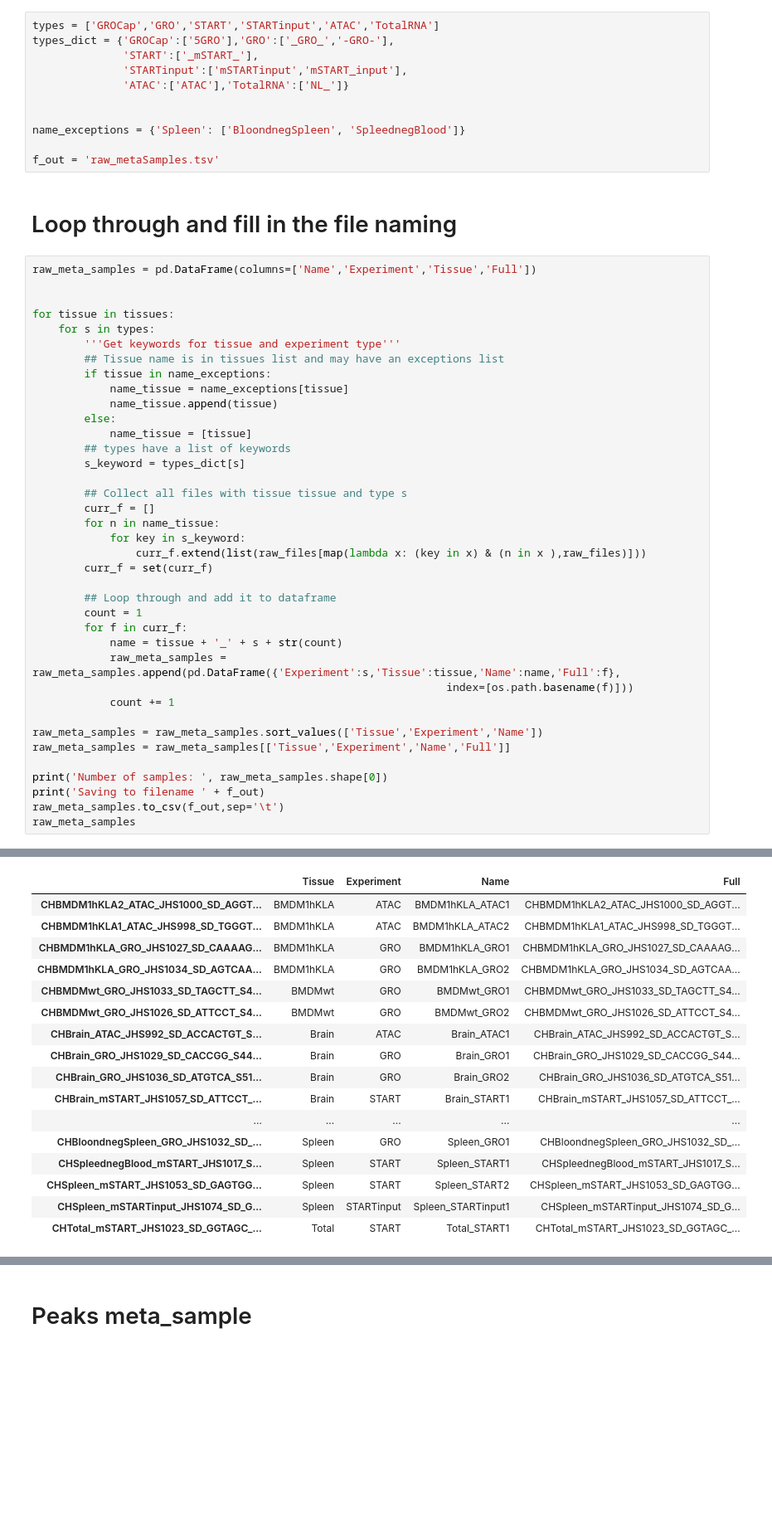
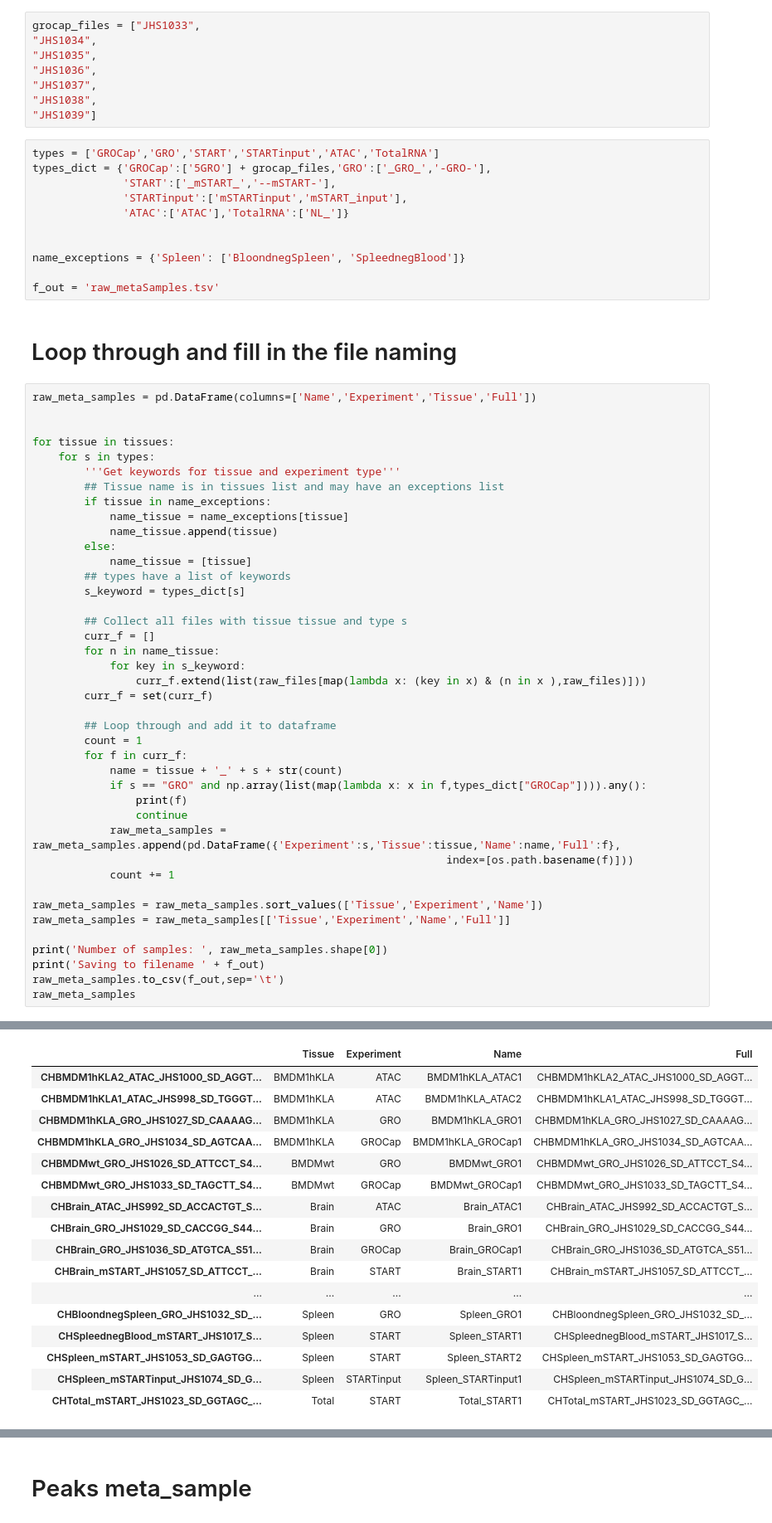
Before and after one commit to isshamie/CH_TSS, a Jupyter notebook: Create_meta_sample_info.ipynb, the cells around one changed output, grey strips where cells are left out. Shown: that part at 83% size. Cells and saved outputs as stored; diff of their text form; blank space fills up the shorter version.

```diff
--- a/Create_meta_sample_info.ipynb
+++ b/Create_meta_sample_info.ipynb
@@ -83,10 +83,18 @@ array(['CHBloondnegSpleen_GRO_JHS1032_SD_TCCCGA_S47_L003_R1_001.fastq (3).gz',
       dtype='|S76')
 # %% [markdown]
 ## Keys for meta_sample saving (along with tissues)
+# %%
+grocap_files = ["JHS1033",
+"JHS1034",
+"JHS1035",
+"JHS1036",
+"JHS1037",
+"JHS1038",
+"JHS1039"]
 # %%
 types = ['GROCap','GRO','START','STARTinput','ATAC','TotalRNA']
-types_dict = {'GROCap':['5GRO'],'GRO':['_GRO_','-GRO-'],
-              'START':['_mSTART_'],
+types_dict = {'GROCap':['5GRO'] + grocap_files,'GRO':['_GRO_','-GRO-'],
+              'START':['_mSTART_','--mSTART-'],
               'STARTinput':['mSTARTinput','mSTART_input'],
               'ATAC':['ATAC'],'TotalRNA':['NL_']}
 
@@ -123,6 +131,9 @@ for tissue in tissues:
         count = 1
         for f in curr_f:
             name = tissue + '_' + s + str(count)
+            if s == "GRO" and np.array(list(map(lambda x: x in f,types_dict["GROCap"]))).any():
+                print(f)
+                continue
             raw_meta_samples = raw_meta_samples.append(pd.DataFrame({'Experiment':s,'Tissue':tissue,'Name':name,'Full':f},
                                                                 index=[os.path.basename(f)]))
             count += 1
@@ -139,21 +156,21 @@ raw_meta_samples
 Saving to filename raw_metaSamples.tsv
 of pandas will change to not sort by default.
 
 To accept the future behavior, pass 'sort=False'.
 
 To retain the current behavior and silence the warning, pass 'sort=True'.
 
   sort=sort)
 |  | Tissue | Experiment | Name | Full |
 | CHBMDM1hKLA2_ATAC_JHS1000_SD_AGGT... | BMDM1hKLA | ATAC | BMDM1hKLA_ATAC1 | CHBMDM1hKLA2_ATAC_JHS1000_SD_AGGT... |
 | CHBMDM1hKLA1_ATAC_JHS998_SD_TGGGT... | BMDM1hKLA | ATAC | BMDM1hKLA_ATAC2 | CHBMDM1hKLA1_ATAC_JHS998_SD_TGGGT... |
 | CHBMDM1hKLA_GRO_JHS1027_SD_CAAAAG... | BMDM1hKLA | GRO | BMDM1hKLA_GRO1 | CHBMDM1hKLA_GRO_JHS1027_SD_CAAAAG... |
-| CHBMDM1hKLA_GRO_JHS1034_SD_AGTCAA... | BMDM1hKLA | GRO | BMDM1hKLA_GRO2 | CHBMDM1hKLA_GRO_JHS1034_SD_AGTCAA... |
-| CHBMDMwt_GRO_JHS1033_SD_TAGCTT_S4... | BMDMwt | GRO | BMDMwt_GRO1 | CHBMDMwt_GRO_JHS1033_SD_TAGCTT_S4... |
-| CHBMDMwt_GRO_JHS1026_SD_ATTCCT_S4... | BMDMwt | GRO | BMDMwt_GRO2 | CHBMDMwt_GRO_JHS1026_SD_ATTCCT_S4... |
+| CHBMDM1hKLA_GRO_JHS1034_SD_AGTCAA... | BMDM1hKLA | GROCap | BMDM1hKLA_GROCap1 | CHBMDM1hKLA_GRO_JHS1034_SD_AGTCAA... |
+| CHBMDMwt_GRO_JHS1026_SD_ATTCCT_S4... | BMDMwt | GRO | BMDMwt_GRO1 | CHBMDMwt_GRO_JHS1026_SD_ATTCCT_S4... |
+| CHBMDMwt_GRO_JHS1033_SD_TAGCTT_S4... | BMDMwt | GROCap | BMDMwt_GROCap1 | CHBMDMwt_GRO_JHS1033_SD_TAGCTT_S4... |
 | CHBrain_ATAC_JHS992_SD_ACCACTGT_S... | Brain | ATAC | Brain_ATAC1 | CHBrain_ATAC_JHS992_SD_ACCACTGT_S... |
 | CHBrain_GRO_JHS1029_SD_CACCGG_S44... | Brain | GRO | Brain_GRO1 | CHBrain_GRO_JHS1029_SD_CACCGG_S44... |
-| CHBrain_GRO_JHS1036_SD_ATGTCA_S51... | Brain | GRO | Brain_GRO2 | CHBrain_GRO_JHS1036_SD_ATGTCA_S51... |
+| CHBrain_GRO_JHS1036_SD_ATGTCA_S51... | Brain | GROCap | Brain_GROCap1 | CHBrain_GRO_JHS1036_SD_ATGTCA_S51... |
 | CHBrain_mSTART_JHS1057_SD_ATTCCT_... | Brain | START | Brain_START1 | CHBrain_mSTART_JHS1057_SD_ATTCCT_... |
 | ... | ... | ... | ... | ... |
 | CHBloondnegSpleen_GRO_JHS1032_SD_... | Spleen | GRO | Spleen_GRO1 | CHBloondnegSpleen_GRO_JHS1032_SD_... |
```
Also changed, not shown: parts of 1 cell of this notebook, 16 other files.
